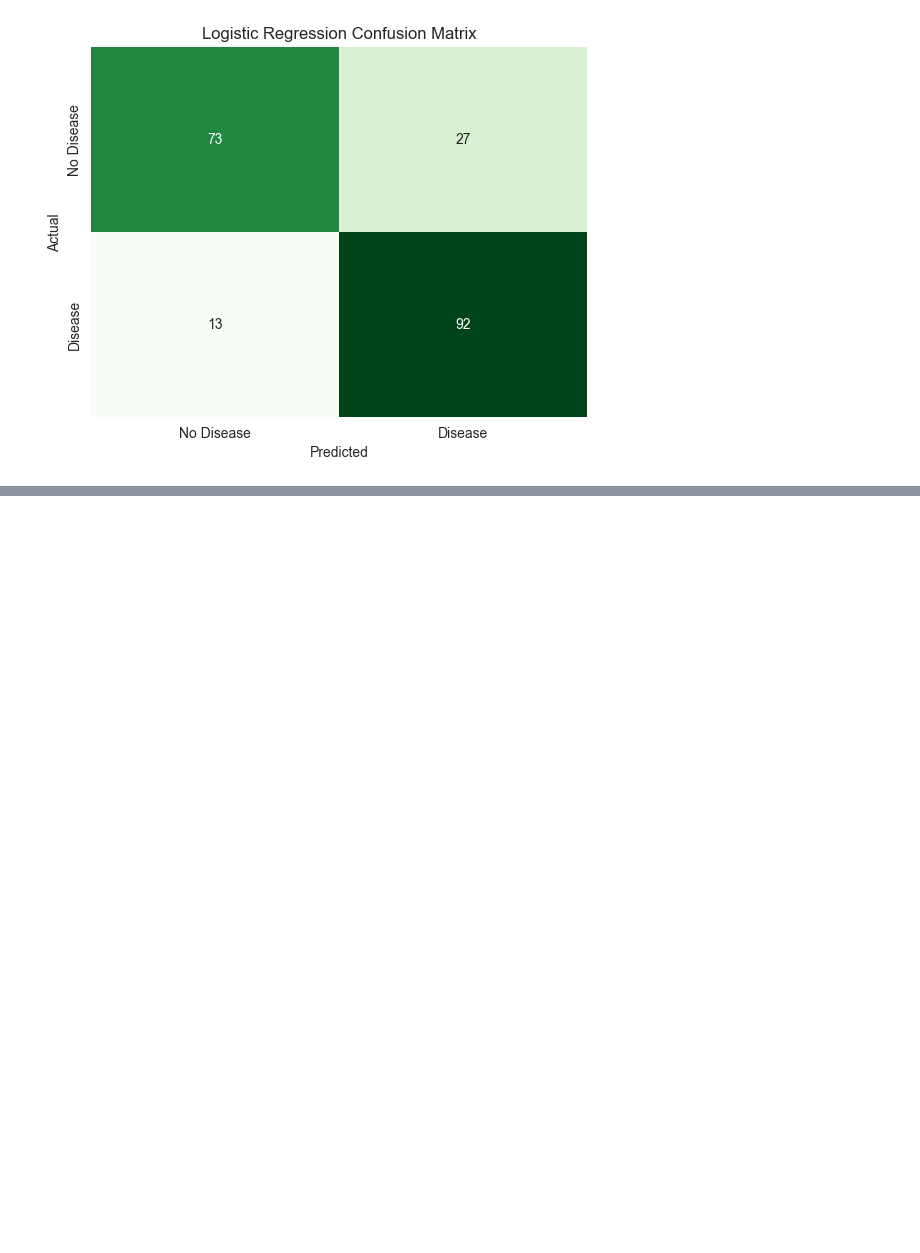
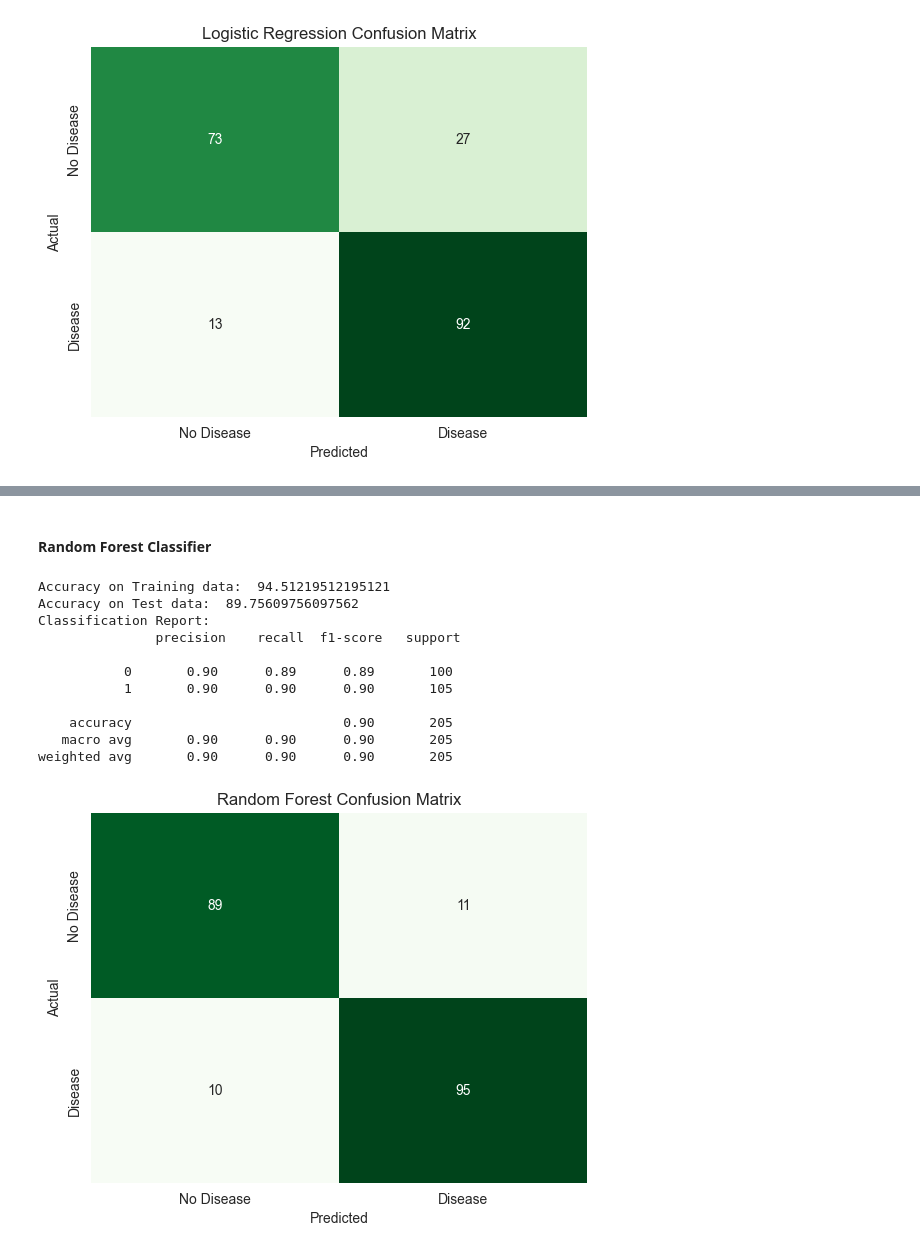
Before and after one commit to meherun-mithila/cse299, a Jupyter notebook: project.ipynb, the cells around one changed output, grey strips where cells are left out. Saved outputs shown, nothing was run; the diff lists cells and outputs as text; code cells hidden in the pictures; blank space fills up the shorter version.

```diff
--- a/project.ipynb
+++ b/project.ipynb
@@ -457,0 +496,36 @@ weighted avg       0.81      0.80      0.80       205
+# %% [markdown]
+#### Random Forest Classifier
+# %%
+rf = RandomForestClassifier(class_weight='balanced',max_depth=5)
+rf.fit(X_train, y_train)
+
+X_train_prediction = rf.predict(X_train)
+training_data_accuracy = accuracy_score(X_train_prediction,y_train)
+print(f"Accuracy on Training data: ",training_data_accuracy*100)
+
+X_test_prediction = rf.predict(X_test)
+test_data_accuracy = accuracy_score(X_test_prediction, y_test)
+print(f"Accuracy on Test data: ",test_data_accuracy*100)
+
+
+print("Classification Report: \n", classification_report(y_test, X_test_prediction))
+
+rf_matrix = confusion_matrix(y_test, X_test_prediction)
+sns.heatmap(rf_matrix, annot=True, fmt='g', cmap='Greens', cbar=False, xticklabels=['No Disease', 'Disease'], yticklabels=['No Disease', 'Disease'])
+plt.title('Random Forest Confusion Matrix')
+plt.xlabel('Predicted')
+plt.ylabel('Actual')
+plt.show()
+# %% [output]
+Accuracy on Training data:  94.51219512195121
+Accuracy on Test data:  89.75609756097562
+Classification Report:
+               precision    recall  f1-score   support
+
+           0       0.90      0.89      0.89       100
+           1       0.90      0.90      0.90       105
+
+    accuracy                           0.90       205
+   macro avg       0.90      0.90      0.90       205
+weighted avg       0.90      0.90      0.90       205
+[figure, added]
```
Also changed, not shown: parts of 9 cells of this notebook, 4 other files.
